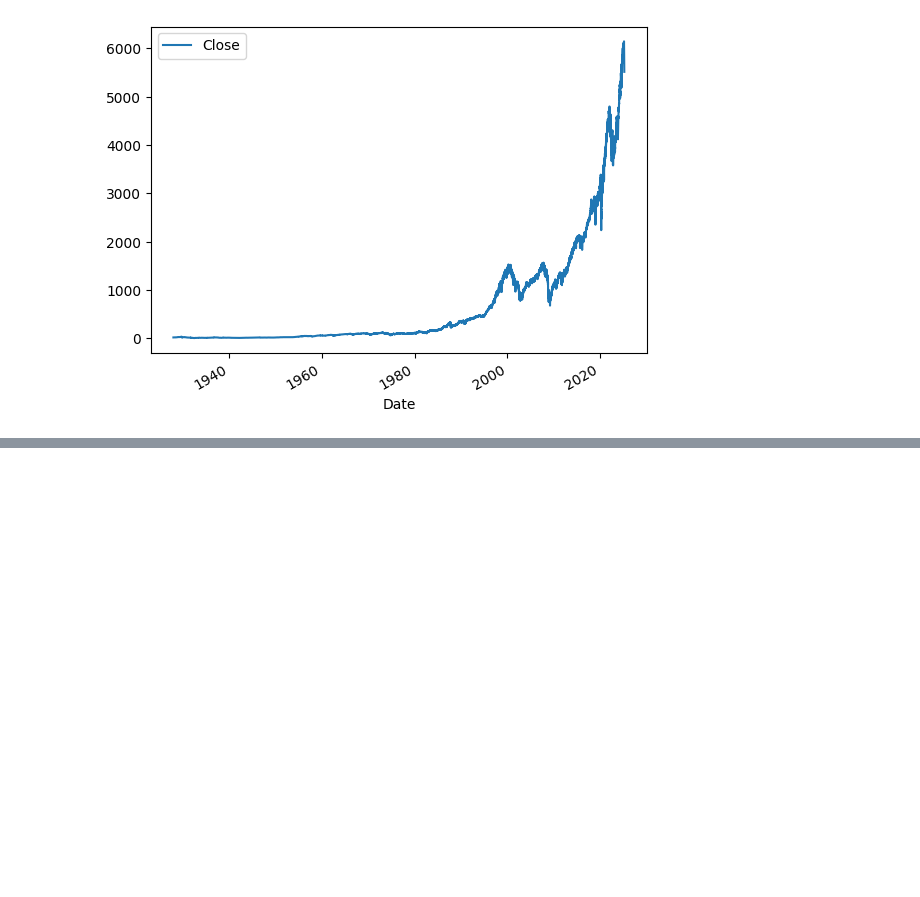
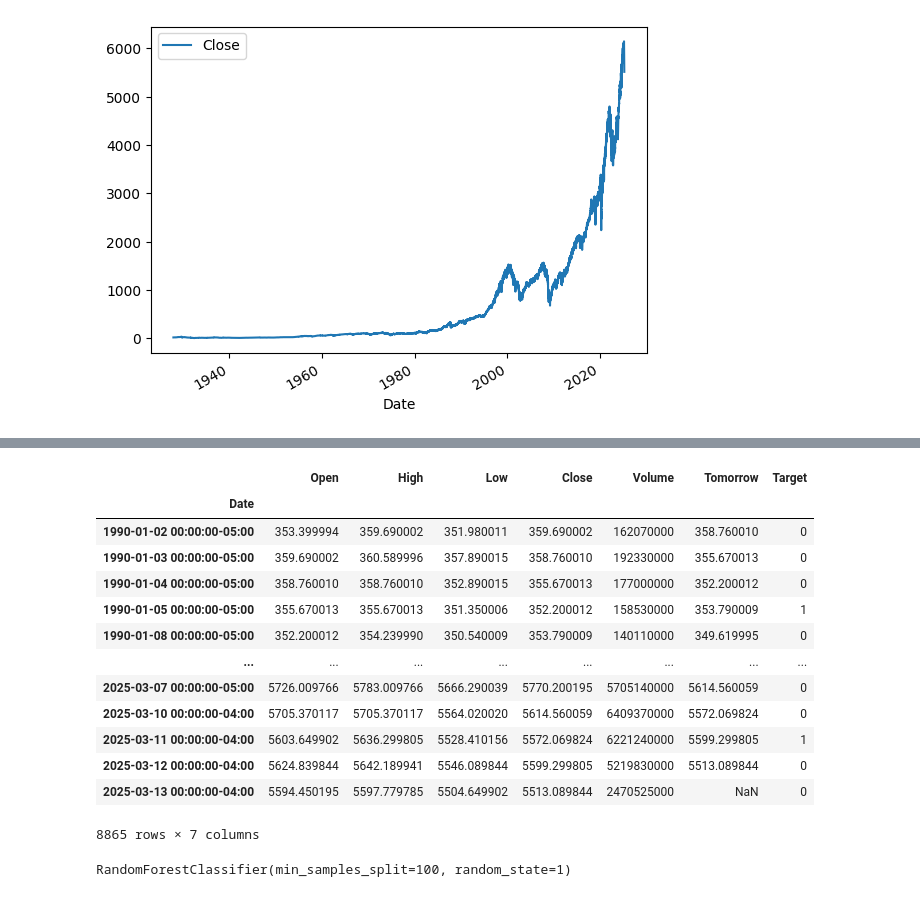
Before and after one commit to SaadChaudry23/Stock-Predictor, a Jupyter notebook: data.ipynb, the cells around one changed output, grey strips where cells are left out. Drawn from its saved outputs; the diff is of its cells as text; code cells hidden in the pictures; blank space fills up the shorter version.

```diff
--- a/data.ipynb
+++ b/data.ipynb
@@ -43,0 +90,45 @@ sp500.plot.line(y="Close", use_index = True)
+# %%
+# Having a lot of data is a good thing but in our case, having older stock market data dating back to the 1930s we don't want.
+# As times go on the market shifts and changes so a better timeframe to look at is starting from 1990.
+# uses the pandas lib method "loc"| .copy is needed because pandas might give warning sometimes with a dataset
+sp500 = sp500.loc["1990-01-01":].copy()
+# %%
+sp500
+# %% [output]
+|  | Open | High | Low | Close | Volume | Tomorrow | Target |
+| Date |  |  |  |  |  |  |  |
+| 1990-01-02 00:00:00-05:00 | 353.399994 | 359.690002 | 351.980011 | 359.690002 | 162070000 | 358.760010 | 0 |
+| 1990-01-03 00:00:00-05:00 | 359.690002 | 360.589996 | 357.890015 | 358.760010 | 192330000 | 355.670013 | 0 |
+| 1990-01-04 00:00:00-05:00 | 358.760010 | 358.760010 | 352.890015 | 355.670013 | 177000000 | 352.200012 | 0 |
+| 1990-01-05 00:00:00-05:00 | 355.670013 | 355.670013 | 351.350006 | 352.200012 | 158530000 | 353.790009 | 1 |
+| 1990-01-08 00:00:00-05:00 | 352.200012 | 354.239990 | 350.540009 | 353.790009 | 140110000 | 349.619995 | 0 |
+| ... | ... | ... | ... | ... | ... | ... | ... |
+| 2025-03-07 00:00:00-05:00 | 5726.009766 | 5783.009766 | 5666.290039 | 5770.200195 | 5705140000 | 5614.560059 | 0 |
+| 2025-03-10 00:00:00-04:00 | 5705.370117 | 5705.370117 | 5564.020020 | 5614.560059 | 6409370000 | 5572.069824 | 0 |
+| 2025-03-11 00:00:00-04:00 | 5603.649902 | 5636.299805 | 5528.410156 | 5572.069824 | 6221240000 | 5599.299805 | 1 |
+| 2025-03-12 00:00:00-04:00 | 5624.839844 | 5642.189941 | 5546.089844 | 5599.299805 | 5219830000 | 5513.089844 | 0 |
+| 2025-03-13 00:00:00-04:00 | 5594.450195 | 5597.779785 | 5504.649902 | 5513.089844 | 2470525000 | NaN | 0 |
+8865 rows × 7 columns
+# %%
+from sklearn.ensemble import RandomForestClassifier #importing RandomForestCalssifier from scikit-learn’s ensemble module.
+# This model is an ensemble learning method that builds multiple decision trees and combines their results for better accuracy.
+
+# n_estimators=100 → Creates 100 decision trees in the forest.
+# min_samples_split=100 → A node must have at least 100 samples before it splits into branches.
+# random_state=1 → Ensures consistent results every time you run the code by fixing randomness.
+model = RandomForestClassifier(n_estimators=100, min_samples_split=100, random_state=1)
+
+# train = sp500.iloc[:-100] → Uses all rows except the last 100 for training.
+# test = sp500.iloc[-100:] → Uses only the last 100 rows for testing.
+train = sp500.iloc[:-100]
+test = sp500.iloc[-100:]
+
+predictors = ["Close", "Volume", "Open", "High", "Low"]
+
+# train[predictors] → Extracts the selected feature columns from the training data.
+# train["Target"] → Uses the "Target" column as the output label (the value the model tries to predict).
+# .fit() → Trains the Random Forest model using the selected features.
+
+model.fit(train[predictors], train["Target"])
+# %% [output]
+RandomForestClassifier(min_samples_split=100, random_state=1)
```
Also changed, not shown: parts of 5 cells of this notebook.
